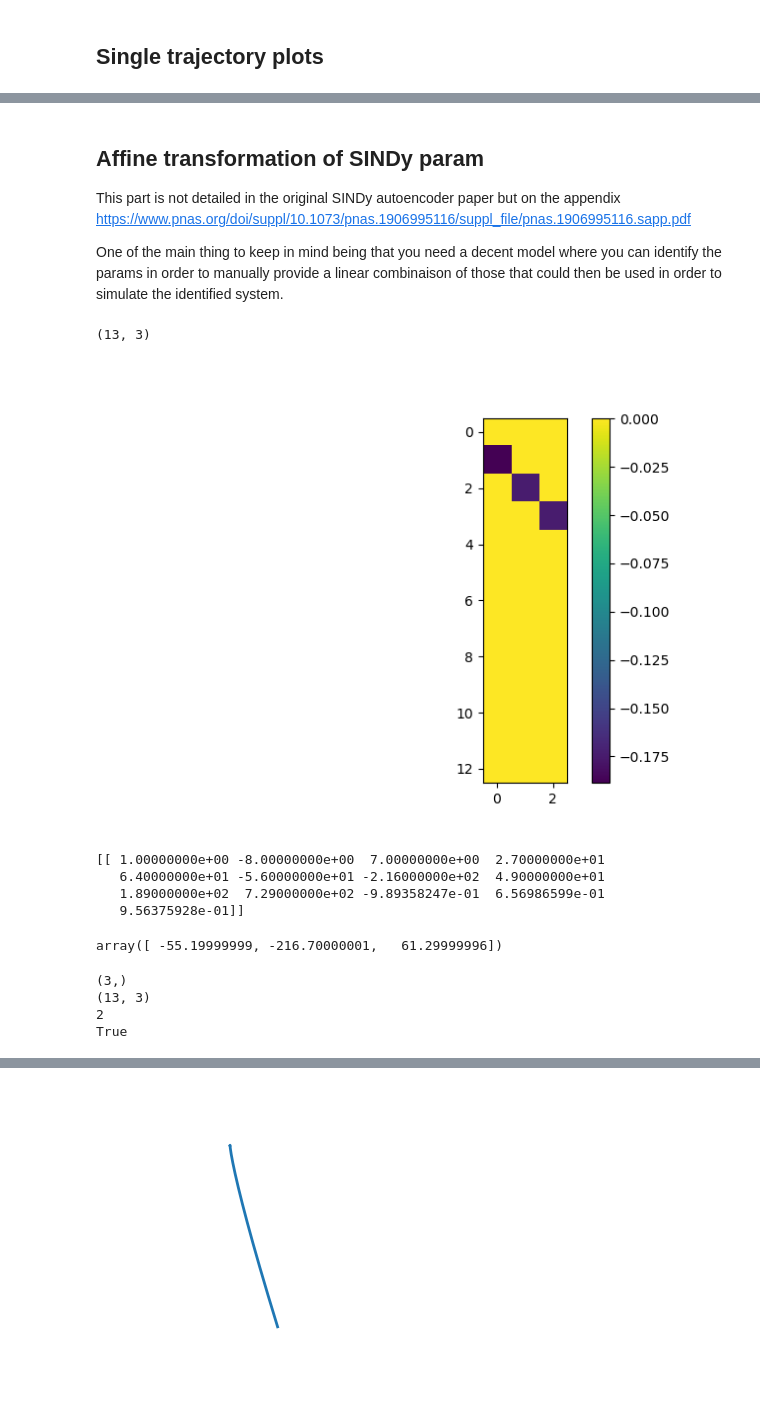
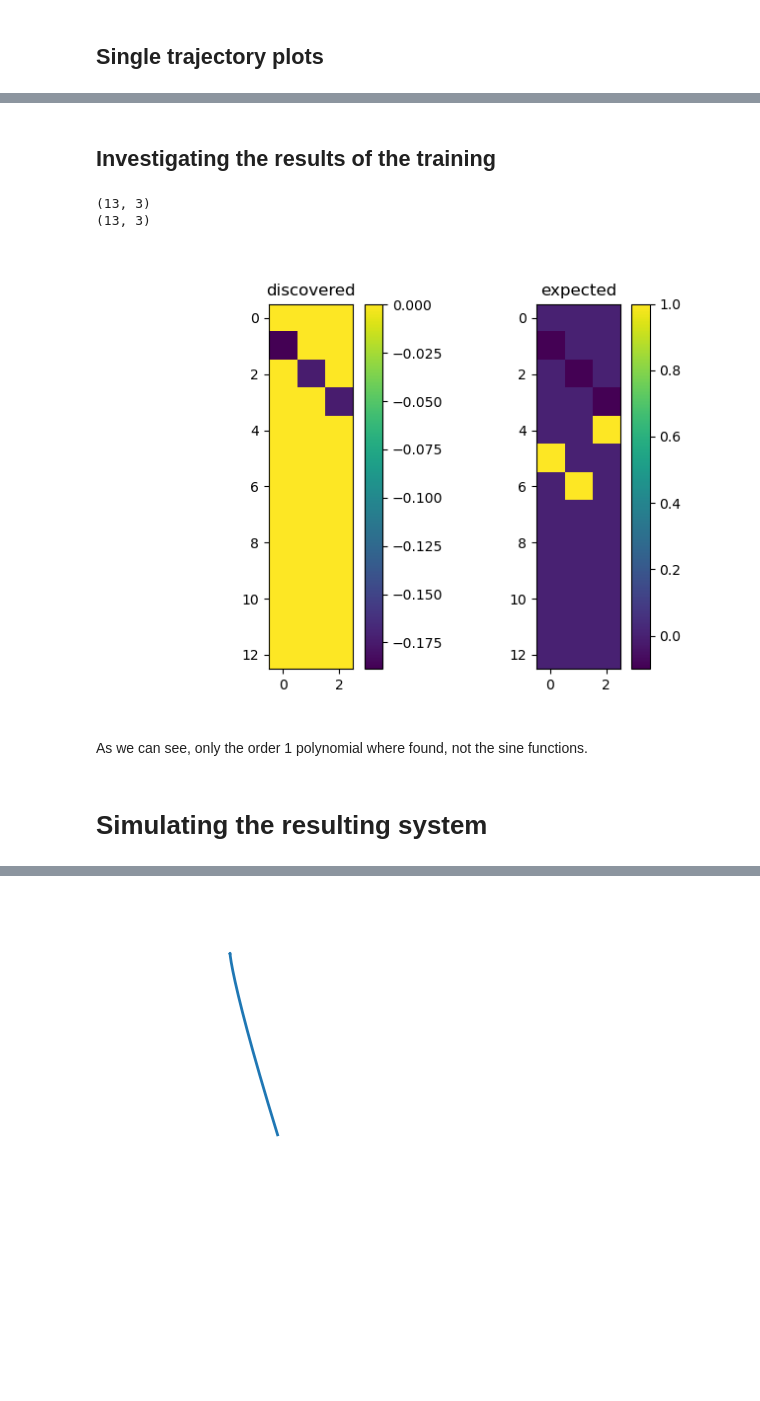
Before and after one commit to aygalic/SindyAutoencoders, a Jupyter notebook: examples/thomas/test_thomas.ipynb, the cells around one changed output, grey strips where cells are left out. Cells and saved outputs as stored; diff of their text form; code cells hidden in the pictures; blank space fills up the shorter version.

Commit message:
Thomas is now failing correctly and better documented

```diff
--- a/examples/thomas/test_thomas.ipynb
+++ b/examples/thomas/test_thomas.ipynb
@@ -34,7 +32,6 @@ data_path = os.getcwd() + '/'
 save_name = 'model1'
 
 
-save_name = 'lorenz_2023_03_27_01_14_27_446811'
 save_name = 'lorenz_2023_03_27_11_15_00_697287'  # this is a "working" model
 
 
@@ -53,14 +50,13 @@ for key in autoencoder_network.keys():
 # %% [markdown]
 ## Single trajectory plots
 # %%
-t = np.arange(0,20,.01)
-t = np.linspace(0, 500, 5000) # keeping it conscistent
+t = np.linspace(0, 500, 5000)
 
 
 z0 = np.array([[-8,7,27]])
 
-test_data = generate_thomas_data(z0, t, params['input_dim'], linear=False, normalization=np.array([1/40,1/40,1/40]))
-test_data = generate_thomas_data(z0, t, params['input_dim'], linear=False) #test
+#test_data = generate_thomas_data(z0, t, params['input_dim'], linear=False, normalization=np.array([1/40,1/40,1/40]))
+test_data = generate_thomas_data(z0, t, params['input_dim'], linear=False) # we don't really need normalization
 test_data['x'] = test_data['x'].reshape((-1,params['input_dim']))
 test_data['dx'] = test_data['dx'].reshape((-1,params['input_dim']))
 test_data['z'] = test_data['z'].reshape((-1,params['latent_dim']))
@@ -92,21 +81,26 @@ INFO:tensorflow:Restoring parameters from /Users/aygalic/Library/CloudStorage/On
-# %% [markdown]
-## Affine transformation of SINDy param
-
-This part is not detailed in the original SINDy autoencoder paper but on the appendix
-https://www.pnas.org/doi/suppl/10.1073/pnas.1906995116/suppl_file/pnas.1906995116.sapp.pdf
-
-
-One of the main thing to keep in mind being that you need a decent model where you can identify the params in order to manually provide a linear combinaison of those that could then be used in order to simulate the identified system.
+# %% [markdown]
+## Investigating the results of the training
 # %%
 %matplotlib widget
 
-coefs_ = test_set_results['sindy_coefficients']
-print(coefs_.shape)
+coefs_test_set = test_set_results['sindy_coefficients']
+print(coefs_test_set.shape)
 
-plt.imshow(coefs_)
+coefs_expected = test_data['sindy_coefficients']
+print(coefs_expected.shape)
+
+plt.subplot(121)
+plt.imshow(coefs_test_set)
+plt.title("discovered")
 plt.colorbar()
 
+plt.subplot(122)
+plt.imshow(coefs_expected)
+plt.colorbar()
+plt.title("expected")
+
 plt.show()
 # %% [output]
 (13, 3)
+(13, 3)
-[figure, old version]
+[figure, new version]
@@ -158,36 +107,5 @@ plt.show()
-# %%
-from sindy_utils import sindy_library
-
-# Some testing of the behaviour of the sindy_simulate function
-
-x0 = test_data['z'][0]
-n = x0.size
-Xi = test_data['sindy_coefficients']
-poly_order = params['poly_order']
-include_sine = params['include_sine']
-
-x = x0
-print(sindy_library(np.array(x).reshape((1,n)), poly_order, include_sine))
-
-f = lambda x,t : np.dot(sindy_library(np.array(x).reshape((1,n)), poly_order, include_sine), Xi).reshape((n,))
-
-
-
-f(x0, t)
-# %% [output]
-[[ 1.00000000e+00 -8.00000000e+00  7.00000000e+00  2.70000000e+01
-   6.40000000e+01 -5.60000000e+01 -2.16000000e+02  4.90000000e+01
-   1.89000000e+02  7.29000000e+02 -9.89358247e-01  6.56986599e-01
-   9.56375928e-01]]
-array([ -55.19999999, -216.70000001,   61.29999996])
-# %%
-print(test_data['z'][0].shape)
-print(test_data['sindy_coefficients'].shape)
-print(params['poly_order'])
-print(params['include_sine'])
-# %% [output]
-(3,)
-(13, 3)
-2
-True
+# %% [markdown]
+As we can see, only the order 1 polynomial where found, not the sine functions.
+# %% [markdown]
+# Simulating the resulting system
 # %%
```
Also changed, not shown: parts of 18 cells of this notebook, 11 other files.
